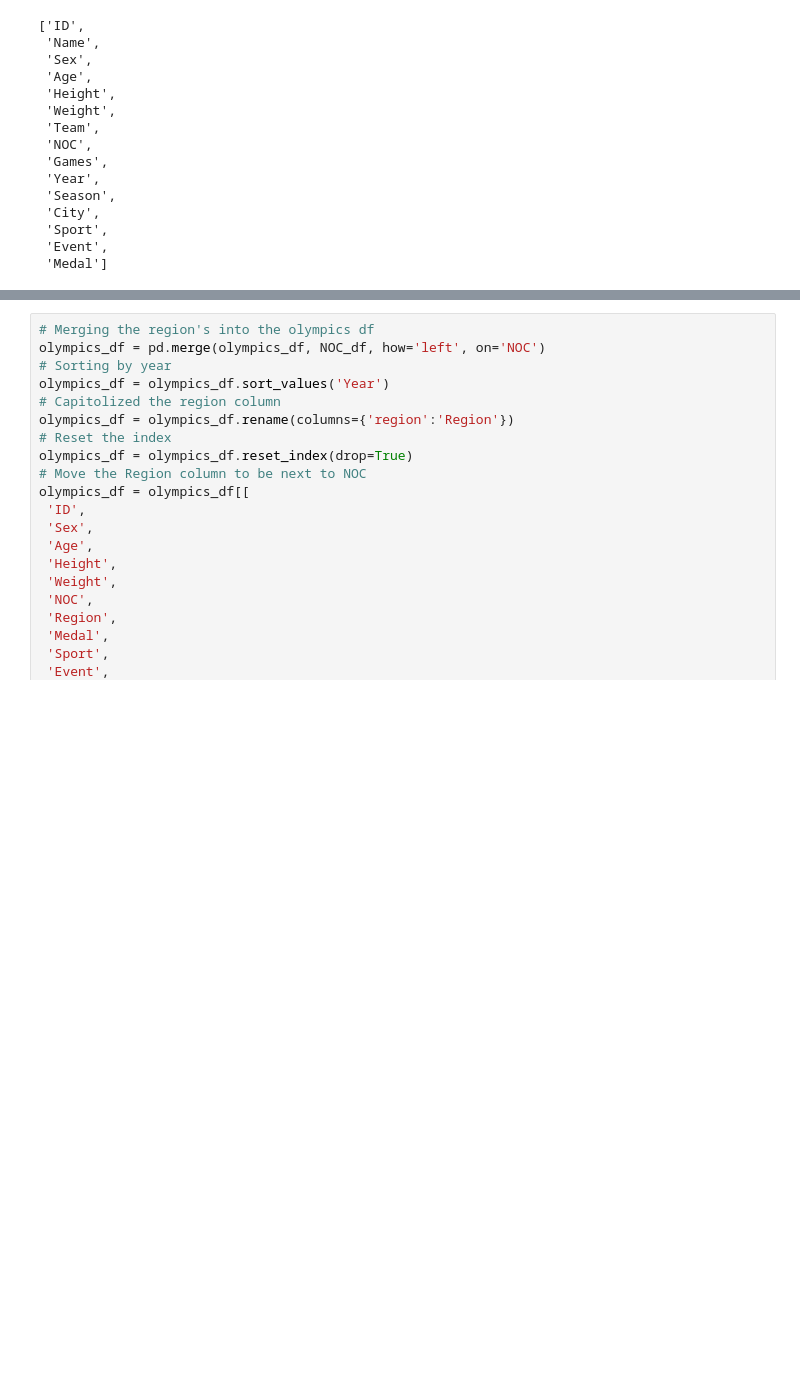
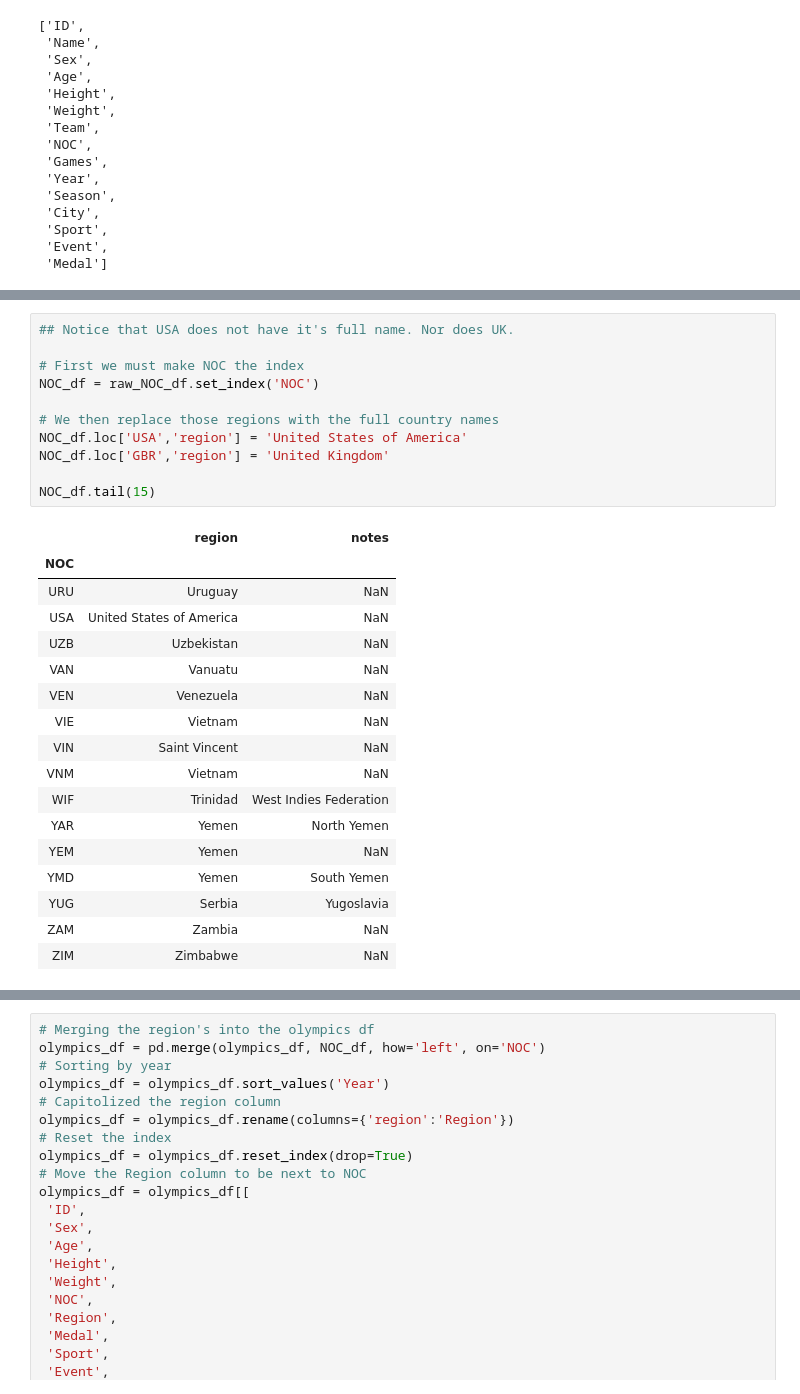
Before and after one commit to shashanksheth/project-dividebyzero, a Jupyter notebook: Master Jupyter.ipynb, the cells around one changed output, grey strips where cells are left out. Saved outputs shown, nothing was run; the diff lists cells and outputs as text; blank space fills up the shorter version.

```diff
--- a/Master Jupyter.ipynb
+++ b/Master Jupyter.ipynb
@@ -108,0 +91,29 @@ NOC_df.head()
+# %%
+## Notice that USA does not have it's full name. Nor does UK.
+
+# First we must make NOC the index
+NOC_df = raw_NOC_df.set_index('NOC')
+
+# We then replace those regions with the full country names
+NOC_df.loc['USA','region'] = 'United States of America'
+NOC_df.loc['GBR','region'] = 'United Kingdom'
+
+NOC_df.tail(15)
+# %% [output]
+|  | region | notes |
+| NOC |  |  |
+| URU | Uruguay | NaN |
+| USA | United States of America | NaN |
+| UZB | Uzbekistan | NaN |
+| VAN | Vanuatu | NaN |
+| VEN | Venezuela | NaN |
+| VIE | Vietnam | NaN |
+| VIN | Saint Vincent | NaN |
+| VNM | Vietnam | NaN |
+| WIF | Trinidad | West Indies Federation |
+| YAR | Yemen | North Yemen |
+| YEM | Yemen | NaN |
+| YMD | Yemen | South Yemen |
+| YUG | Serbia | Yugoslavia |
+| ZAM | Zambia | NaN |
+| ZIM | Zimbabwe | NaN |
```
Also changed, not shown: parts of 4 cells of this notebook, 4 other files.
